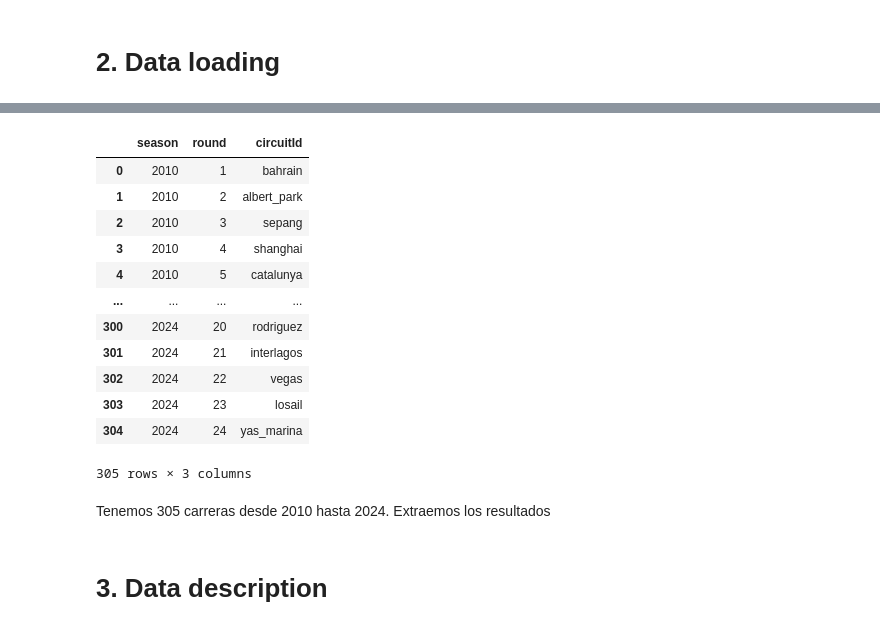
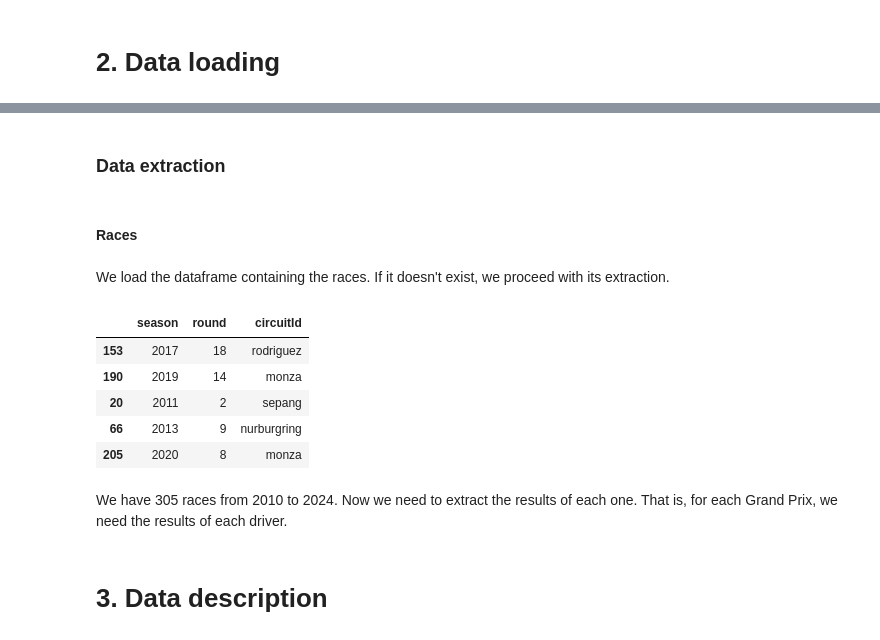
Before and after one commit to SupernovaIa/Formula-1-ML-Project, a Jupyter notebook: notebook/B1-EDA-Classification.ipynb, the cells around one changed output, grey strips where cells are left out. Cells and saved outputs as stored; diff of their text form; code cells hidden in the pictures.

```diff
--- a/notebook/B1-EDA-Classification.ipynb
+++ b/notebook/B1-EDA-Classification.ipynb
@@ -26,3 +30,9 @@ Extraemos los circuitos (esto lo necesitamos antes)
+# %% [markdown]
+### Data extraction
+# %% [markdown]
+#### Races
+# %% [markdown]
+We load the dataframe containing the races. If it doesn't exist, we proceed with its extraction.
 # %%
 try:
     df_races = pd.read_csv('../data/output/races.csv')
@@ -31,20 +41,11 @@ except FileNotFoundError:
     print("Data not found: Extracting data...")
     df_races = extract_races_dataframe(2010, end=2024, save=True)
 # %%
-df_races
+df_races.sample(5)
 # %% [output]
 |  | season | round | circuitId |
-| 0 | 2010 | 1 | bahrain |
-| 1 | 2010 | 2 | albert_park |
-| 2 | 2010 | 3 | sepang |
-| 3 | 2010 | 4 | shanghai |
-| 4 | 2010 | 5 | catalunya |
-| ... | ... | ... | ... |
-| 300 | 2024 | 20 | rodriguez |
-| 301 | 2024 | 21 | interlagos |
-| 302 | 2024 | 22 | vegas |
-| 303 | 2024 | 23 | losail |
-| 304 | 2024 | 24 | yas_marina |
+| 153 | 2017 | 18 | rodriguez |
+| 190 | 2019 | 14 | monza |
+| 20 | 2011 | 2 | sepang |
+| 66 | 2013 | 9 | nurburgring |
+| 205 | 2020 | 8 | monza |
-305 rows × 3 columns
-# %% [markdown]
-Tenemos 305 carreras desde 2010 hasta 2024. Extraemos los resultados
@@ -63,0 +52,2 @@ df = df_results
+# %% [markdown]
+We have 305 races from 2010 to 2024. Now we need to extract the results of each one. That is, for each Grand Prix, we need the results of each driver.
```
Also changed, not shown: parts of 75 cells of this notebook, 1 other file.
